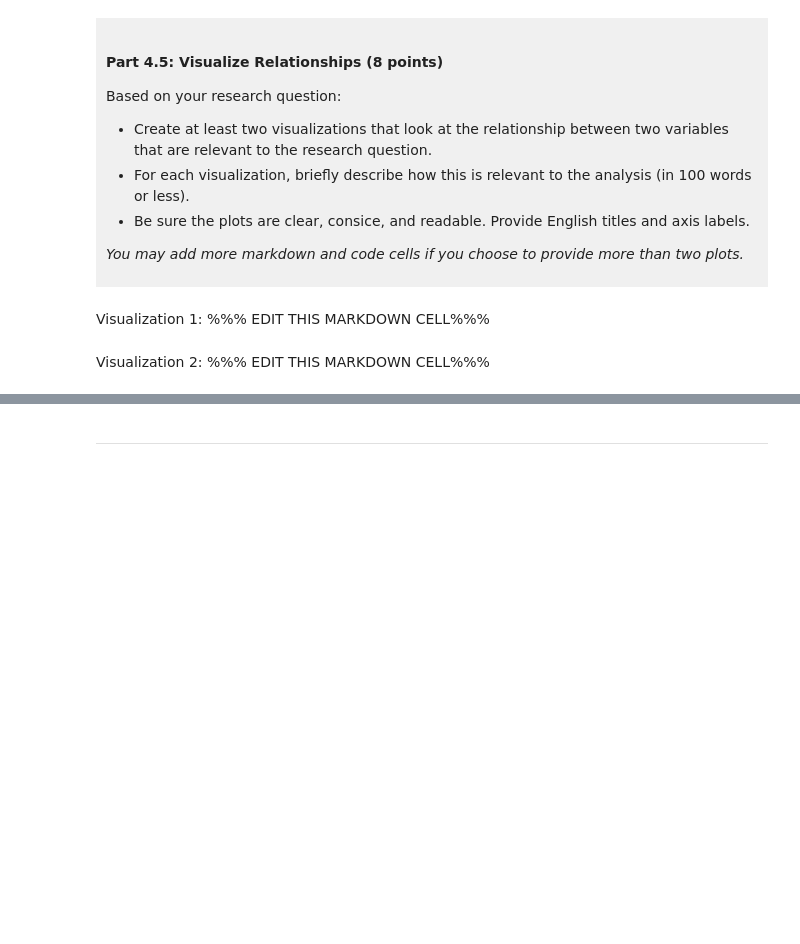
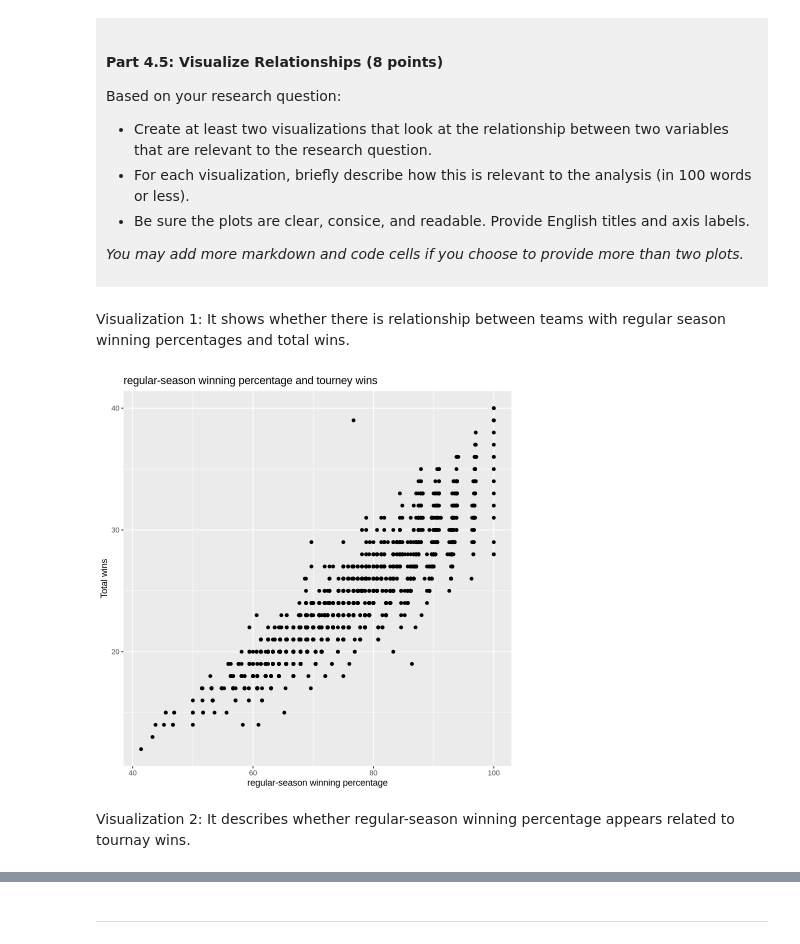
Before and after one commit to Rileyyy07/dsci-100-project-Riley-Shi, a Jupyter notebook: dsci-100-project-notebook.ipynb, the cells around one changed output, grey strips where cells are left out. Cells and saved outputs as stored; diff of their text form; code cells hidden in the pictures; blank space fills up the shorter version.

```diff
--- a/dsci-100-project-notebook.ipynb
+++ b/dsci-100-project-notebook.ipynb
@@ -309,10 +367,19 @@ Based on your research question:
 *You may add more markdown and code cells if you choose to provide more than two plots.*
 </div>
 # %% [markdown]
-Visualization 1: %%% EDIT THIS MARKDOWN CELL%%%
+Visualization 1: It shows whether there is relationship between teams with regular season winning percentages and total wins.
 # %%
 ### EDIT THIS CODE CELL FOR VISUALIZATION 1###
+Visualization1<-womens_march_madness |>
+ggplot(aes(x=reg_wins_pct, y=total_wins))+
+geom_point()+
+labs(title="regular-season winning percentage and tourney wins",
+    x="regular-season winning percentage",
+    y="Total wins")
+Visualization1
+# %% [output]
+[figure, added]
 # %% [markdown]
-Visualization 2: %%% EDIT THIS MARKDOWN CELL%%%
+Visualization 2: It describes whether regular-season winning percentage appears related to tournay wins.
 # %%
 ### EDIT THIS CODE CELL FOR VISUALIZATION 2###
```
Also changed, not shown: parts of 7 cells of this notebook.
